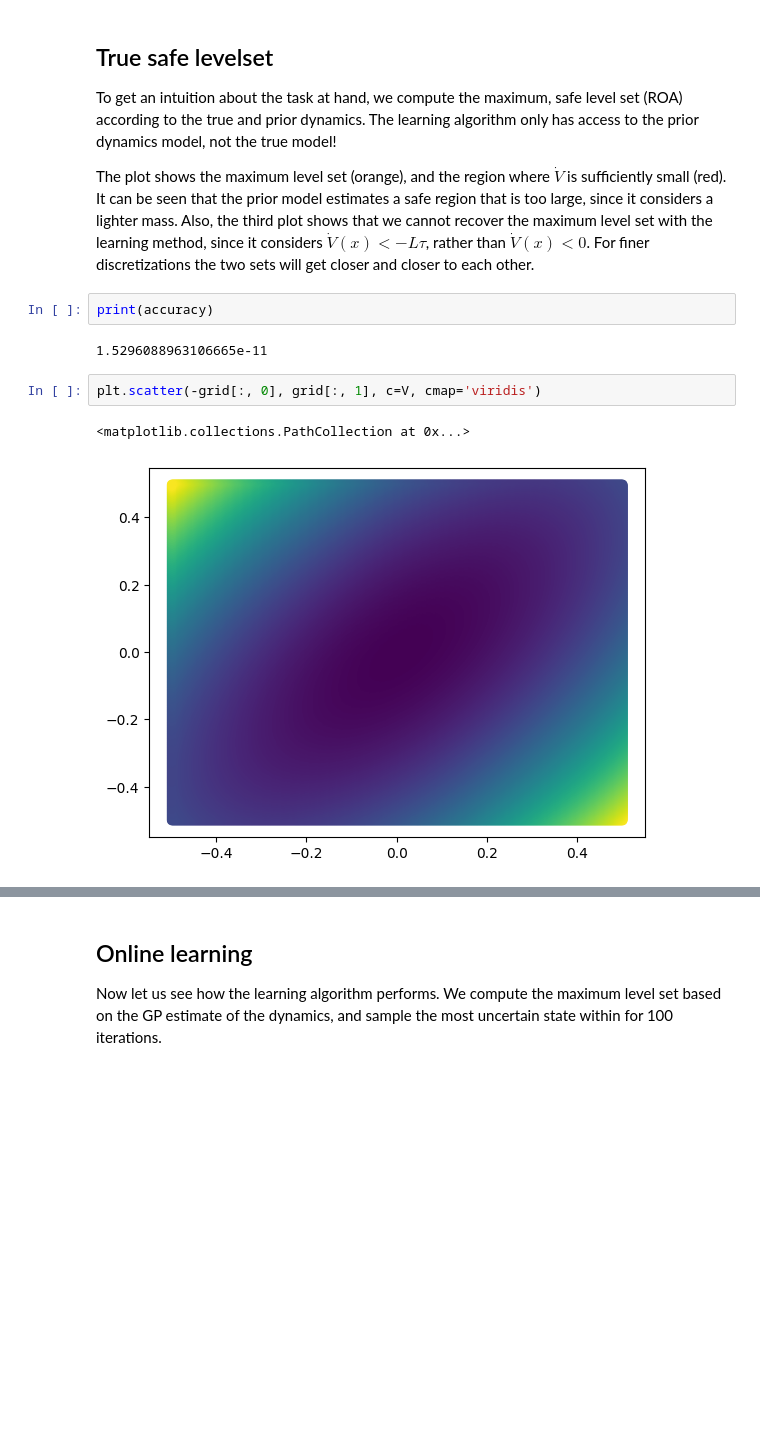
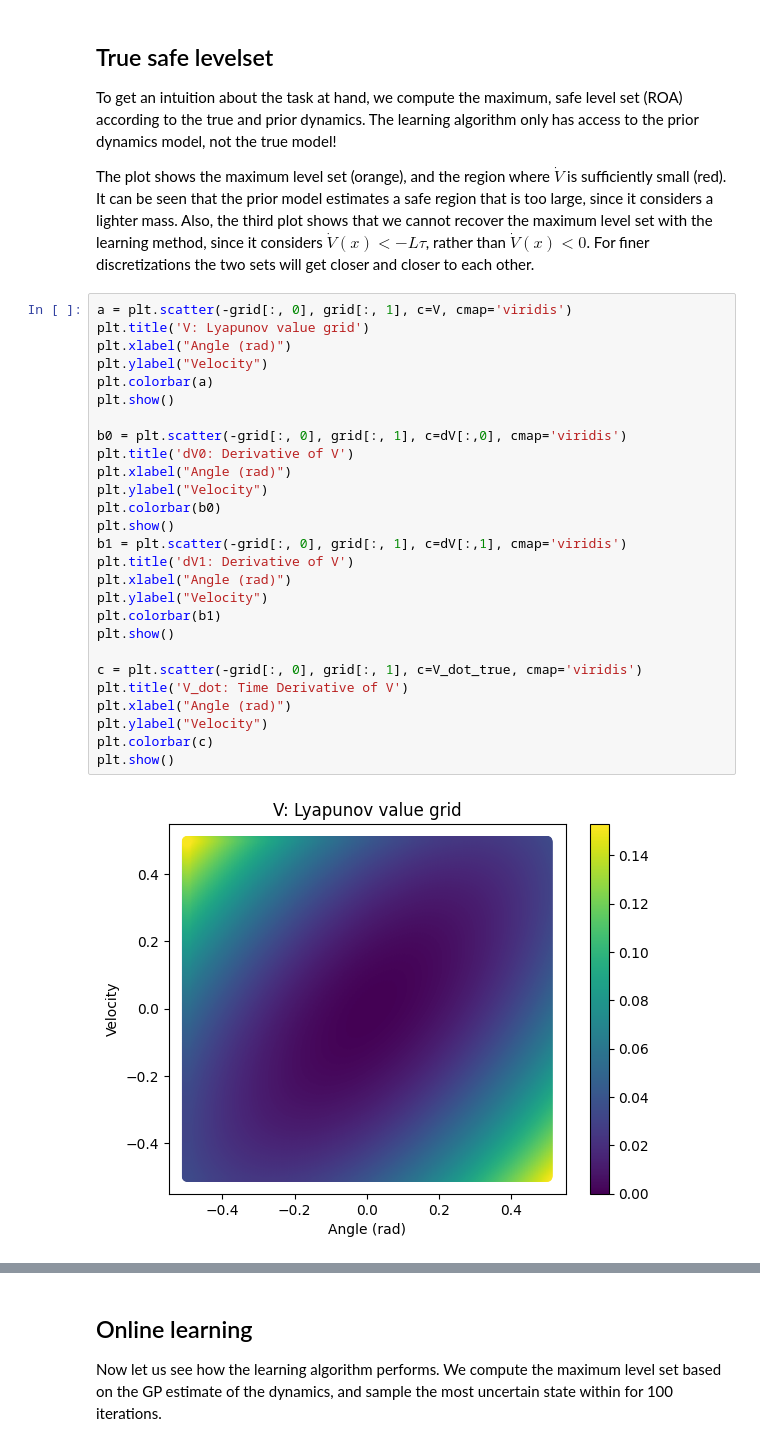
Before and after one commit to YBCheung/Safe_Learning, a Jupyter notebook: 2023-1-lyapunov-learning-master/inverted_pendulum.ipynb, the cells around one changed output, grey strips where cells are left out. Cells and saved outputs as stored; diff of their text form; blank space fills up the shorter version.

```diff
--- a/2023-1-lyapunov-learning-master/inverted_pendulum.ipynb
+++ b/2023-1-lyapunov-learning-master/inverted_pendulum.ipynb
@@ -326,12 +321,32 @@ L = (B_g + B_f) * L_dV + B_dV * (L_g + L_f)
 To get an intuition about the task at hand, we compute the maximum, safe level set (ROA) according to the true and prior dynamics. The learning algorithm only has access to the prior dynamics model, not the true model!
 
 The plot shows the maximum level set (orange), and the region where $\dot{V}$ is sufficiently small (red). It can be seen that the prior model estimates a safe region that is too large, since it considers a lighter mass. Also, the third plot shows that we cannot recover the maximum level set with the learning method, since it considers $\dot{V}(x) < -L\tau$, rather than $\dot{V}(x) < 0$. For finer discretizations the two sets will get closer and closer to each other.
-# %%
-print(accuracy)
-# %% [output]
-1.5296088963106665e-11
-# %%
-plt.scatter(-grid[:, 0], grid[:, 1], c=V, cmap='viridis')
-# %% [output]
-<matplotlib.collections.PathCollection at 0x...>
-[figure, removed]
+# %%
+a = plt.scatter(-grid[:, 0], grid[:, 1], c=V, cmap='viridis')
+plt.title('V: Lyapunov value grid')
+plt.xlabel("Angle (rad)")
+plt.ylabel("Velocity")
+plt.colorbar(a)
+plt.show()
+
+b0 = plt.scatter(-grid[:, 0], grid[:, 1], c=dV[:,0], cmap='viridis')
+plt.title('dV0: Derivative of V')
+plt.xlabel("Angle (rad)")
+plt.ylabel("Velocity")
+plt.colorbar(b0)
+plt.show()
+b1 = plt.scatter(-grid[:, 0], grid[:, 1], c=dV[:,1], cmap='viridis')
+plt.title('dV1: Derivative of V')
+plt.xlabel("Angle (rad)")
+plt.ylabel("Velocity")
+plt.colorbar(b1)
+plt.show()
+
+c = plt.scatter(-grid[:, 0], grid[:, 1], c=V_dot_true, cmap='viridis')
+plt.title('V_dot: Time Derivative of V')
+plt.xlabel("Angle (rad)")
+plt.ylabel("Velocity")
+plt.colorbar(c)
+plt.show()
+# %% [output]
+[figure, added]
```
Also changed, not shown: parts of 9 cells of this notebook, 32 other files.
